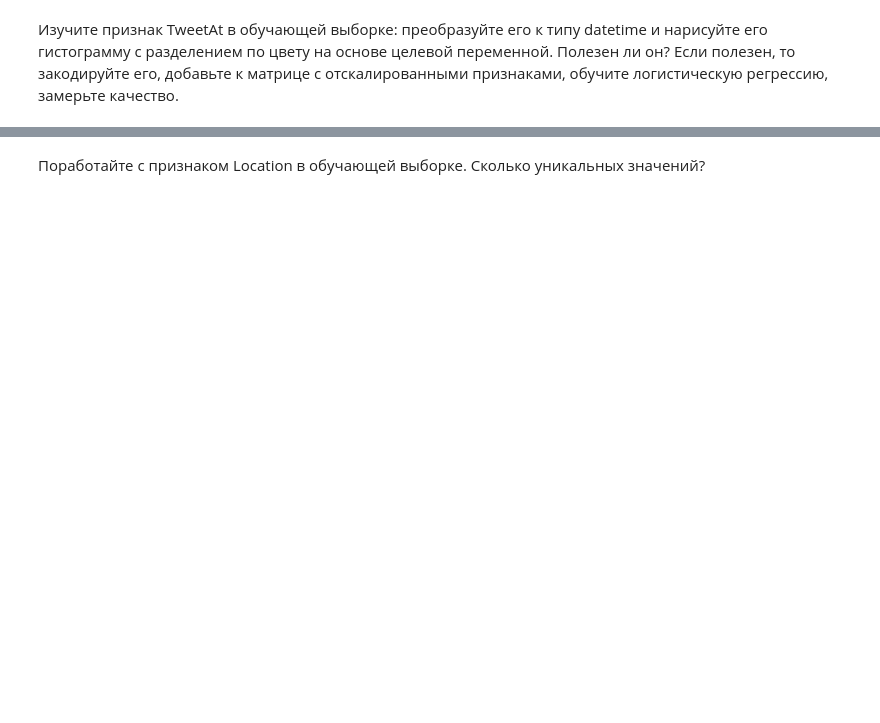
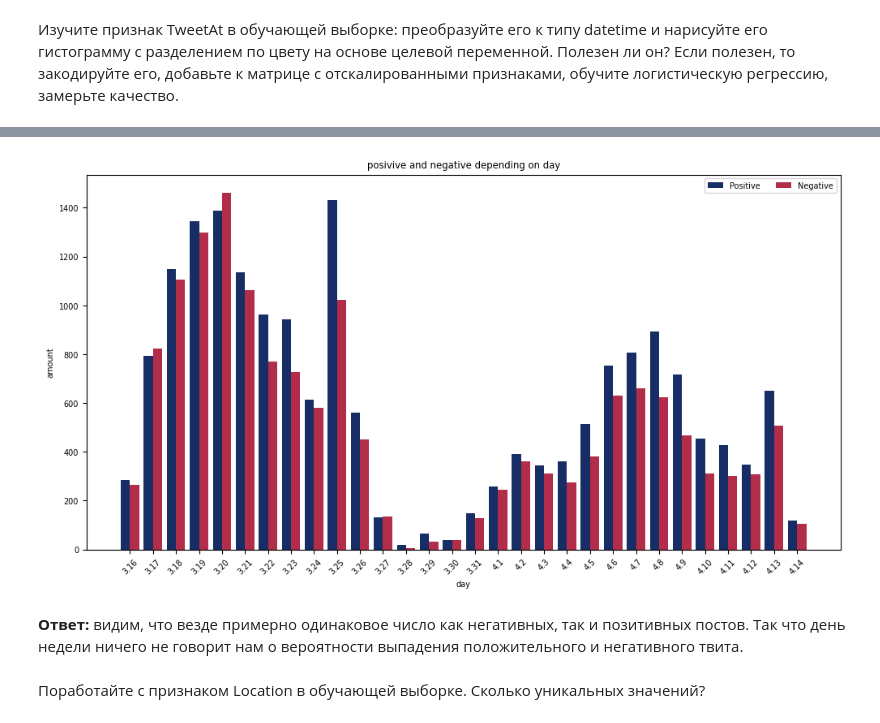
Before and after one commit to Melekh11/ida_hv, a Jupyter notebook: sem11/hw06_texts.ipynb, the cells around one changed output, grey strips where cells are left out. Drawn from its saved outputs; the diff is of its cells as text; code cells hidden in the pictures; blank space fills up the shorter version.

```diff
--- a/sem11/hw06_texts.ipynb
+++ b/sem11/hw06_texts.ipynb
@@ -880,0 +928,3 @@ ax.legend(handles=[red_patch, blue_patch])
+# %%
+df.TweetAt = pd.to_datetime(df.TweetAt)
+df["TweetAt"].value_counts()
@@ -881,2 +949,54 @@ ax.legend(handles=[red_patch, blue_patch])
+# %%
+import matplotlib.pyplot as plt
+
+fig, ax = plt.subplots(figsize=(12, 6))
+
+categories = ["positive", "negative"]
+days_vc = df["TweetAt"].value_counts()
+num_days = len(days_vc)
+
+tweets_sorted = df["TweetAt"].value_counts().index.sort_values()
+day_to_int = {tweets_sorted[i]: i for i in range(30)}
+
+pos_to_days = np.zeros(num_days)
+neg_to_days = np.zeros(num_days)
+
+days = np.arange(num_days)
+width = 0.4
+
+day_labels = [f"{x.month}.{x.day}" for x in day_to_int.keys()]
+
+def aggregate_group(gr):
+    vals_pos = gr[gr["Sentiment"] == 1]
+    vals_neg = gr[gr["Sentiment"] == 0]
+
+    day = gr["TweetAt"].iloc[0]
+    day_idx = day_to_int[day]
+
+    pos_to_days[day_idx] += vals_pos.shape[0]
+    neg_to_days[day_idx] += vals_neg.shape[0]
+
+
+pos_vals_to_date = df.groupby("TweetAt").apply(aggregate_group)
+
+# Построим positive и negative колонки рядом
+rects_pos = ax.bar(days - width/2, pos_to_days, width, label='Positive', color=blue_c)
+rects_neg = ax.bar(days + width/2, neg_to_days, width, label='Negative', color=red_c)
+
+ax.set_xticks(days)
+ax.set_xticklabels(day_labels, rotation=45)
+
+ax.set_ylabel('amount')
+ax.set_xlabel("day")
+ax.set_title('posivive and negative depending on day')
+
+ax.legend(loc='upper right', ncols=2)
+
+fig.show()
+# %% [output]
+[figure, added]
+# %% [markdown]
+**Ответ:** видим, что везде примерно одинаковое число как негативных, так
+и позитивных постов. Так что день недели ничего не говорит нам о вероятности выпадения положительного и негативного твита.
 # %% [markdown]
 Поработайте с признаком Location в обучающей выборке. Сколько уникальных значений?
```
Also changed, not shown: parts of 64 cells of this notebook, 1 other file.
